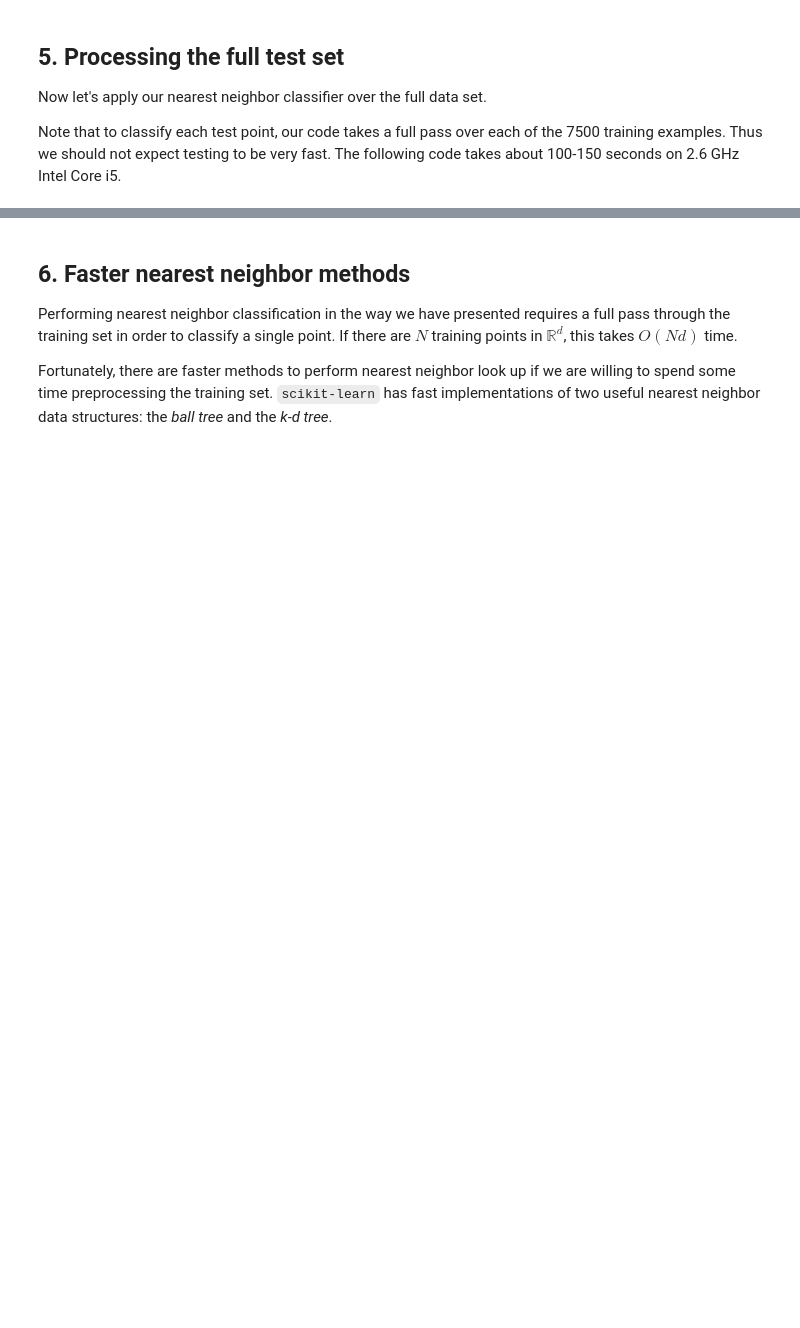
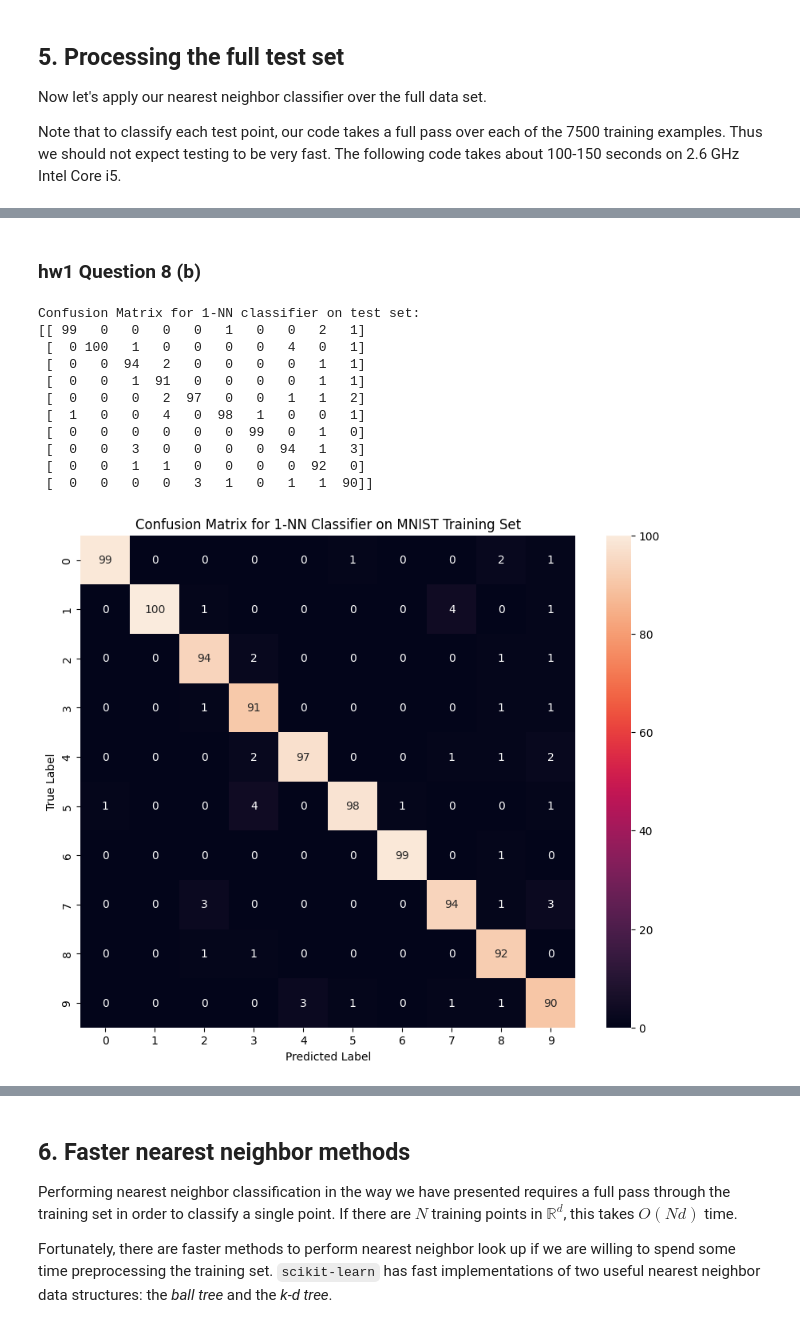
Before and after one commit to 0tv0renakniga/ds_masters, a Jupyter notebook: dsc_255/module_1/assignments/hw1-notebook/nn-mnist.ipynb, the cells around one changed output, grey strips where cells are left out. Saved outputs shown, nothing was run; the diff lists cells and outputs as text; code cells hidden in the pictures; blank space fills up the shorter version.

```diff
--- a/dsc_255/module_1/assignments/hw1-notebook/nn-mnist.ipynb
+++ b/dsc_255/module_1/assignments/hw1-notebook/nn-mnist.ipynb
@@ -147,0 +233,40 @@ print("Classification time (seconds): ", t_after - t_before)
+# %% [markdown]
+### hw1 Question 8 (b)
+# %%
+## Import libraries for hw1_q8_b
+from sklearn.metrics import confusion_matrix
+import seaborn as sns
+import numpy as np
+import matplotlib.pyplot as plt
+
+## Define test predictions and test labels
+test_predictions = [NN_classifier(test_data[i,]) for i in range(len(test_labels))]
+test_labels = np.load('MNIST/test_labels.npy')
+
+## Use sklearn to compute the confusion matrix
+N_train = confusion_matrix(test_predictions, test_labels)
+
+## Print the confusion matrix
+print("Confusion Matrix for 1-NN classifier on test set:")
+print(N_train)
+
+## Visualize the confusion matrix using a heatmap
+plt.figure(figsize=(10, 8))
+sns.heatmap(N_train, annot=True, fmt='d', cmap=sns.color_palette("rocket", as_cmap=True))
+plt.xlabel('Predicted Label')
+plt.ylabel('True Label')
+plt.title('Confusion Matrix for 1-NN Classifier on MNIST Training Set')
+plt.show()
+# %% [output]
+Confusion Matrix for 1-NN classifier on test set:
+[[ 99   0   0   0   0   1   0   0   2   1]
+ [  0 100   1   0   0   0   0   4   0   1]
+ [  0   0  94   2   0   0   0   0   1   1]
+ [  0   0   1  91   0   0   0   0   1   1]
+ [  0   0   0   2  97   0   0   1   1   2]
+ [  1   0   0   4   0  98   1   0   0   1]
+ [  0   0   0   0   0   0  99   0   1   0]
+ [  0   0   3   0   0   0   0  94   1   3]
+ [  0   0   1   1   0   0   0   0  92   0]
+ [  0   0   0   0   3   1   0   1   1  90]]
+[figure, added]
```
Also changed, not shown: parts of 15 cells of this notebook.
